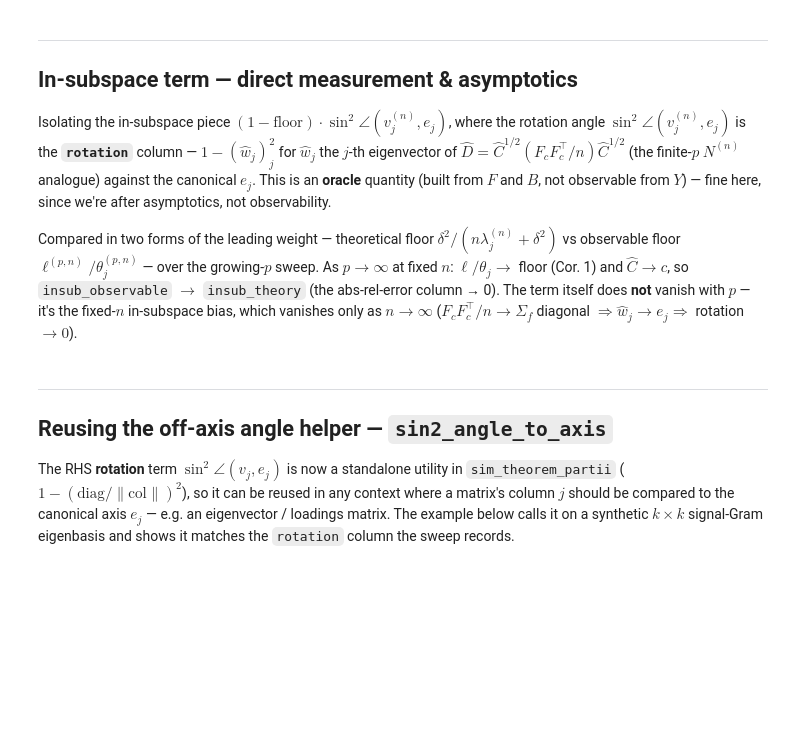
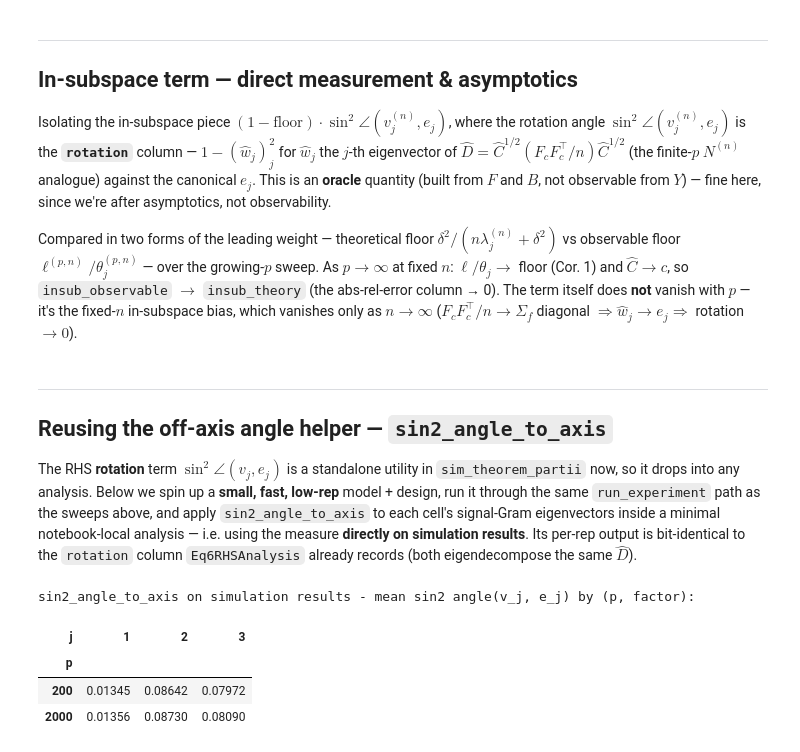
Before and after one commit to nlgac/factor_lab, a Jupyter notebook: ex-2c_observable_floor_selfcontained.ipynb, the cells around one changed output. Saved outputs shown, nothing was run; the diff lists cells and outputs as text; code cells hidden in the pictures; blank space fills up the shorter version.

```diff
--- a/ex-2c_observable_floor_selfcontained.ipynb
+++ b/ex-2c_observable_floor_selfcontained.ipynb
@@ -973,29 +975,65 @@ fig_rebuild_p.savefig(OUT_DIR / "ex2c_growing_p_stacked.pdf", dpi=300, bbox_inch
 ---
 ## Reusing the off-axis angle helper — `sin2_angle_to_axis`
 
-The RHS **rotation** term $\sin^2\angle(v_j, e_j)$ is now a standalone utility in
-`sim_theorem_partii` ($1 - (\text{diag}/\lVert\text{col}\rVert)^2$), so it can be reused in any
-context where a matrix's column $j$ should be compared to the canonical axis $e_j$ — e.g. an
-eigenvector / loadings matrix. The example below calls it on a synthetic $k\times k$ signal-Gram
-eigenbasis and shows it matches the `rotation` column the sweep records.
+The RHS **rotation** term $\sin^2\angle(v_j, e_j)$ is a standalone utility in `sim_theorem_partii`
+now, so it drops into any analysis. Below we spin up a **small, fast, low-rep** model + design, run
+it through the same `run_experiment` path as the sweeps above, and apply `sin2_angle_to_axis` to
+each cell's signal-Gram eigenvectors inside a minimal notebook-local analysis — i.e. using the
+measure **directly on simulation results**. Its per-rep output is bit-identical to the `rotation`
+column `Eq6RHSAnalysis` already records (both eigendecompose the same $\hat D$).
 # %%
+# Reusing sin2_angle_to_axis directly on simulation results: a small, fast, low-rep spec run
+# through the same run_experiment path as the sweeps above, with the helper applied inside a
+# minimal notebook-local analysis. (off_axis here == Eq6RHSAnalysis' `rotation`, verified.)
+from fl_experiment_setup import ModelSpec, DesignSpec, BaseExperiment
+from fl_experiment_runner import run_experiment
 from sim_theorem_partii import sin2_angle_to_axis
 import numpy as np
 
-# Any matrix whose column j should be compared to the canonical axis e_j — here the
-# eigenvectors of a synthetic k×k SPD "signal Gram" (same shape as D̂ = Ĉ^½(F_cF_cᵀ/n)Ĉ^½).
-rng = np.random.default_rng(0)
-M = rng.standard_normal((3, 3))
-M = M @ M.T                                   # symmetric PSD
-vals, W = np.linalg.eigh(M)
-W = W[:, np.argsort(vals)[::-1]]              # order columns by eigenvalue (desc), like the sweep
+# 1) small, fast spec (k=3, n=40, p in {200, 2000}, 20 reps) — reuses the run_experiment path
+small_model = ModelSpec(
+    k_factors=3, factor_vols=[0.16, 0.08, 0.06],
+    beta_samplers=[{"distribution": "normal", "loc": 1.0, "scale": 0.5},
+                   {"distribution": "normal", "loc": 0.0, "scale": 1.0},
+                   {"distribution": "normal", "loc": 0.0, "scale": 1.0}],
+    idio_vol_sampler={"distribution": "constant", "value": 0.4})
 
-rot = sin2_angle_to_axis(W)                   # sin²∠(v_j, e_j) per column, in [0, 1]
-print("sin²∠(v_j, e_j) :", np.round(rot, 4))
-print("angle (degrees) :", np.round(np.degrees(np.arcsin(np.sqrt(np.clip(rot, 0, 1)))), 2))
 
-# This is exactly what Eq6RHSAnalysis stores in the `rotation` column. If the standalone sweep
-# is still in memory, the per-(p, factor) means are already there — no recompute needed:
-if "df_p_standalone" in dir():
-    print("\nrotation column (mean by p, factor), from the sweep above:")
-    display(df_p_standalone.groupby(["p", "j"])["rotation"].mean().round(5))
+small_design = DesignSpec(
+    n_values=[40], p_values=[200, 2000], n_reps=20, random_seed=1,
+    sampling="nested", nest_time=True,
+    factor_return_sampler={"distribution": "normal", "loc": 0.0, "scale": 1.0},
+    idio_return_sampler={"distribution": "normal", "loc": 0.0, "scale": 1.0})
+
+# 2) a minimal analysis applying sin2_angle_to_axis to each cell's signal-Gram eigenvectors
+#    (D_hat = C^1/2 (F_c F_c^T / n) C^1/2 -- the same object Eq6RHSAnalysis builds internally).
+class OffAxisAngleAnalysis:
+    """sin2 angle(v_j, e_j) of the k x k signal-Gram eigenvectors, via sin2_angle_to_axis."""
+    def analyze(self, context):
+        n = context.T
+        F = context.factor_returns.T                    # (k, n)
+        F = F - F.mean(axis=1, keepdims=True)           # center over time
+        c_half = np.sqrt((context.model.B ** 2).mean(axis=1))
+        D_hat = (c_half[:, None] * (F @ F.T / n)) * c_half[None, :]
+        vals, vecs = np.linalg.eigh(D_hat)
+        W = vecs[:, np.argsort(vals)[::-1]]             # columns ordered by eigenvalue, desc
+        return {"off_axis": sin2_angle_to_axis(W)}      # <-- the abstracted measure
+
+class OffAxisExperiment(BaseExperiment):
+    def cell_setup(self, model, n, p):
+        return [OffAxisAngleAnalysis()]
+    def record(self, n, p, merged):
+        oa = merged["off_axis"]
+        return [{"n": n, "p": p, "j": j + 1, "off_axis": float(oa[j])}
+                for j in range(len(oa))]
+
+# 3) run it (fast) and read the measure straight off the simulation results
+df_offaxis = run_experiment(small_model, small_design, OffAxisExperiment(), progress=True)
+print("sin2_angle_to_axis on simulation results - mean sin2 angle(v_j, e_j) by (p, factor):")
+display(df_offaxis.groupby(["p", "j"])["off_axis"].mean().round(5).unstack("j"))
+# %% [output]
+sin2_angle_to_axis on simulation results - mean sin2 angle(v_j, e_j) by (p, factor):
+| j | 1 | 2 | 3 |
+| p |  |  |  |
+| 200 | 0.01345 | 0.08642 | 0.07972 |
+| 2000 | 0.01356 | 0.08730 | 0.08090 |
```
Also changed, not shown: parts of 2 cells of this notebook.
